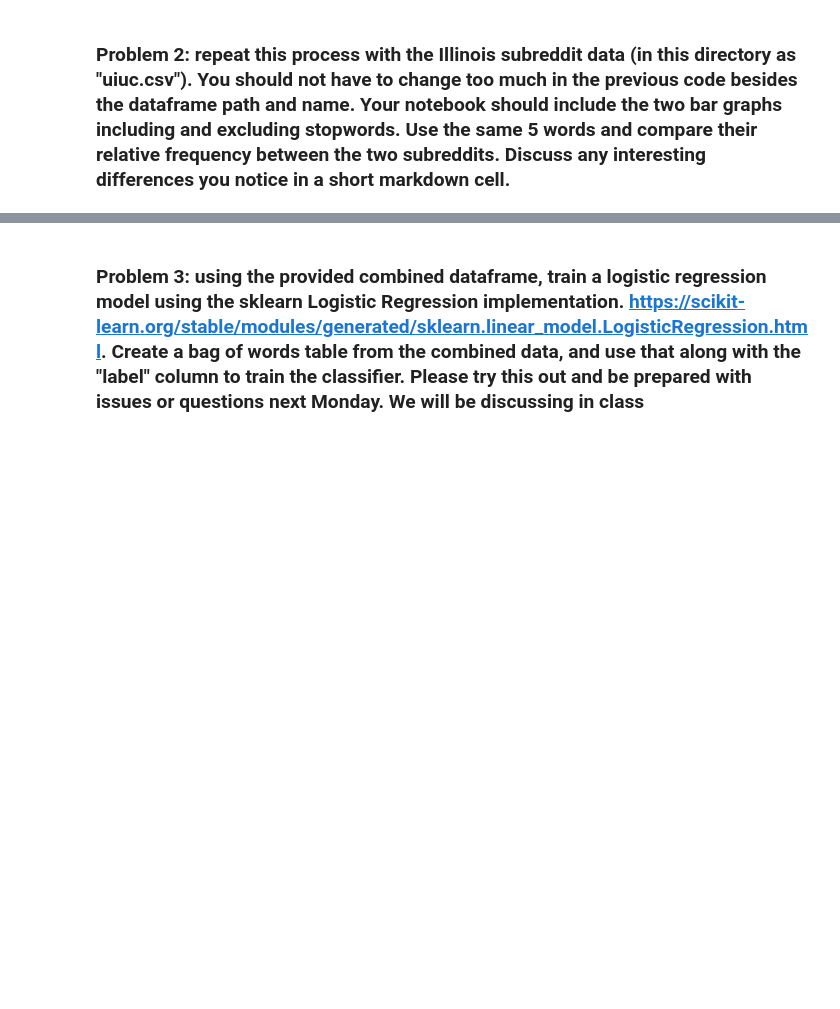
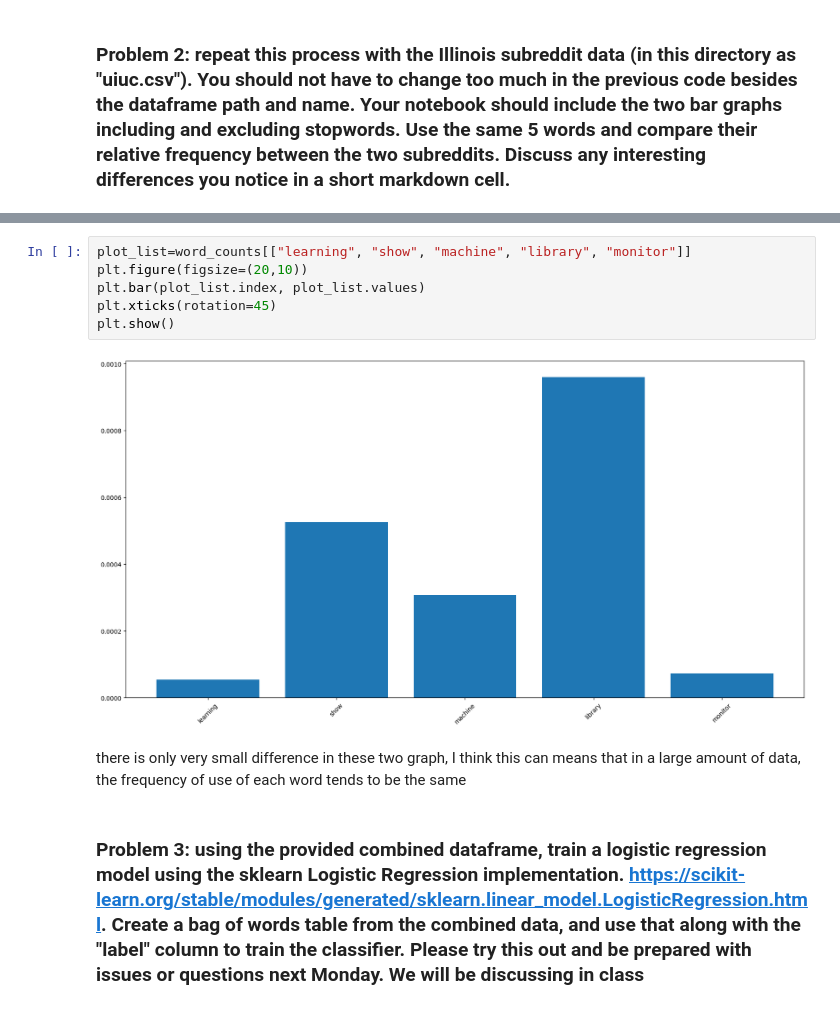
Before and after one commit to zijianc2/project1-counting-words, a Jupyter notebook: project1.ipynb, the cells around one changed output, grey strips where cells are left out. Saved outputs shown, nothing was run; the diff lists cells and outputs as text; blank space fills up the shorter version.

```diff
--- a/project1.ipynb
+++ b/project1.ipynb
@@ -230,3 +409,13 @@ uiuc=pd.read_csv("uiuc.csv")
+# %%
+plot_list=word_counts[["learning", "show", "machine", "library", "monitor"]]
+plt.figure(figsize=(20,10))
+plt.bar(plot_list.index, plot_list.values)
+plt.xticks(rotation=45)
+plt.show()
+# %% [output]
+[figure, added]
+# %% [markdown]
+there is only very small difference in these two graph, I think this can means that in a large amount of data, the frequency of use of each word tends to be the same
 # %% [markdown]
 ### Problem 3: using the provided combined dataframe, train a logistic regression model using the sklearn Logistic Regression implementation. https://scikit-learn.org/stable/modules/generated/sklearn.linear_model.LogisticRegression.html. Create a bag of words table from the combined data, and use that along with the "label" column to train the classifier. Please try this out and be prepared with issues or questions next Monday. We will be discussing in class
 # %%
```
Also changed, not shown: parts of 41 cells of this notebook.
